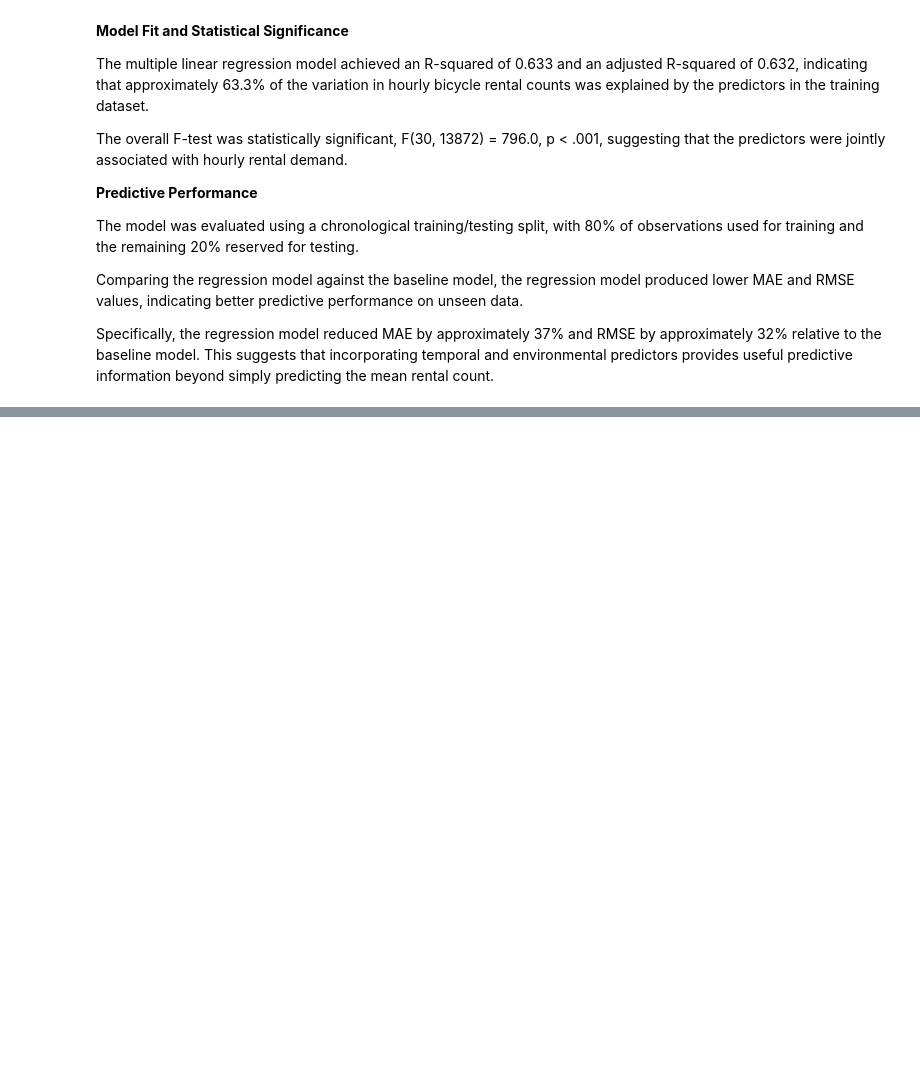
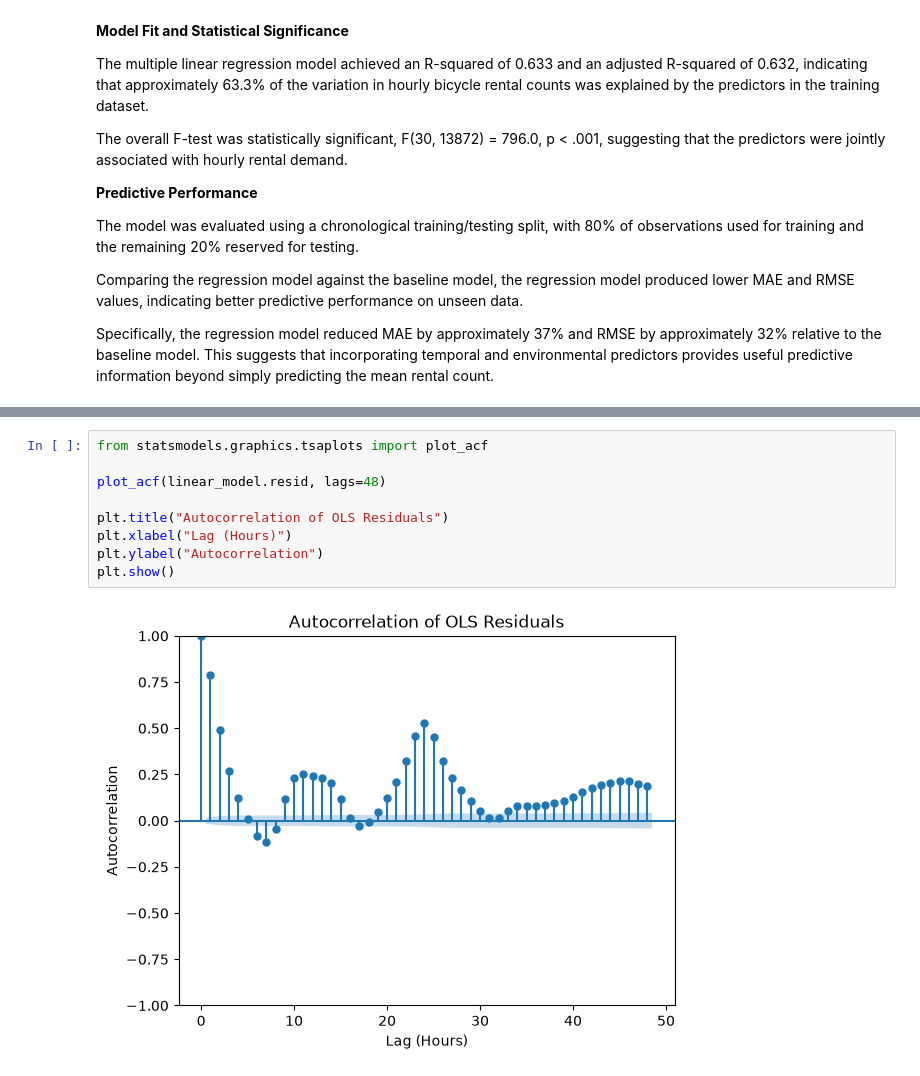
Before and after one commit to Ayush134vbt/bike_sharing_demand_analysis, a Jupyter notebook: notebooks/02_regression_modelling.ipynb, the cells around one changed output, grey strips where cells are left out. Drawn from its saved outputs; the diff is of its cells as text; blank space fills up the shorter version.

```diff
--- a/notebooks/02_regression_modelling.ipynb
+++ b/notebooks/02_regression_modelling.ipynb
@@ -116,0 +179,11 @@ Specifically, the regression model reduced MAE by approximately 37% and RMSE by
+# %%
+from statsmodels.graphics.tsaplots import plot_acf
+
+plot_acf(linear_model.resid, lags=48)
+
+plt.title("Autocorrelation of OLS Residuals")
+plt.xlabel("Lag (Hours)")
+plt.ylabel("Autocorrelation")
+plt.show()
+# %% [output]
+[figure, added]
```
Also changed, not shown: parts of 6 cells of this notebook.
